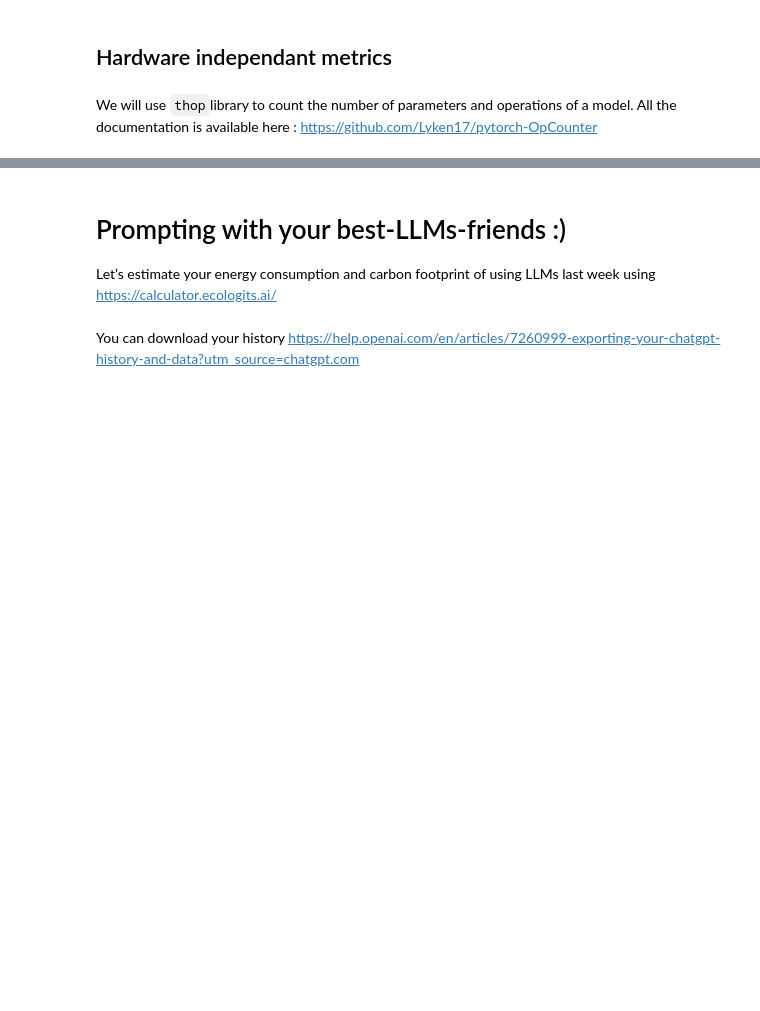
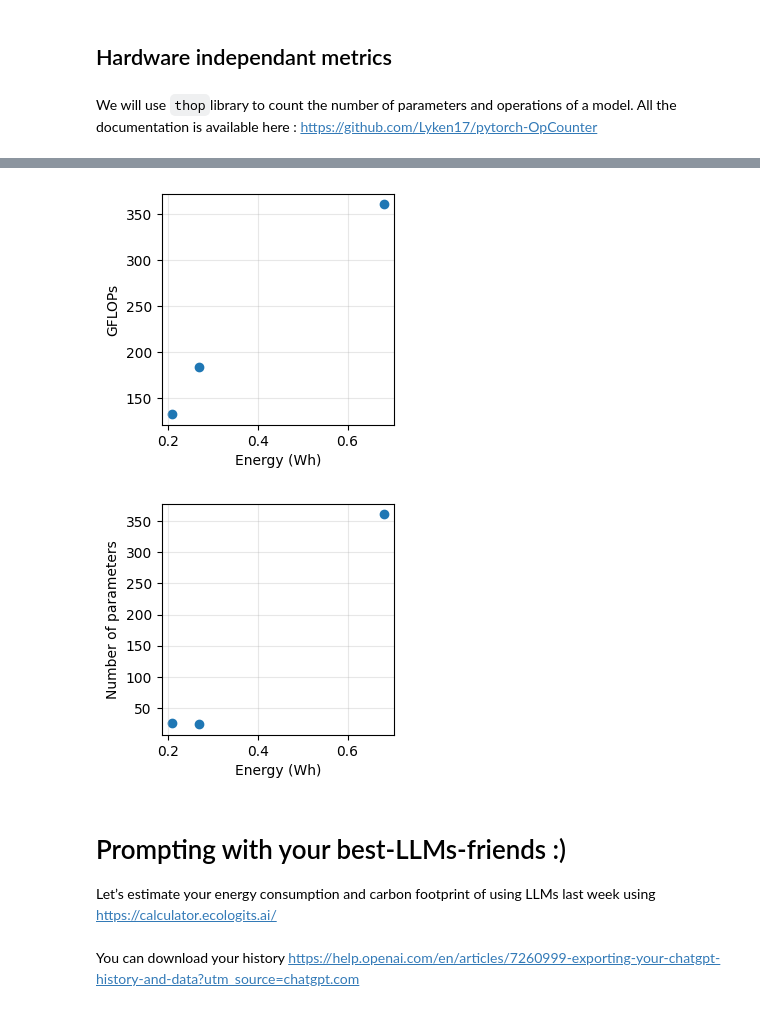
Before and after one commit to ConstanceDws/constancedws.github.io, a Jupyter notebook: TP_AImpacts.ipynb, the cells around one changed output, grey strips where cells are left out. Drawn from its saved outputs; the diff is of its cells as text; code cells hidden in the pictures; blank space fills up the shorter version.

```diff
--- a/TP_AImpacts.ipynb
+++ b/TP_AImpacts.ipynb
@@ -359,3 +534,25 @@ plt.show()
+# %%
+models = ['resnet', 'inception_v3', 'vit_b_16']
+energy = [0.21, 0.27, 0.68]
+macs =  [132.28, 183.98,361.16]
+params = [25.56,23.83,361.16]
+
+# FLOPs vs Duration
+plt.figure(figsize=(3,3))
+plt.scatter(energy, macs)
+plt.xlabel('Energy (Wh)')
+plt.ylabel('GFLOPs')
+plt.grid(True, alpha=0.3)
+
+# Number of parameters vs Duration
+plt.figure(figsize=(3,3))
+plt.scatter(energy, params)
+plt.xlabel('Energy (Wh)')
+plt.ylabel('Number of parameters')
+plt.grid(True, alpha=0.3)
+# %% [output]
+[figure, added]
+[figure, added]
 # %% [markdown]
 # Prompting with your best-LLMs-friends :)
 
```
Also changed, not shown: parts of 34 cells of this notebook.
